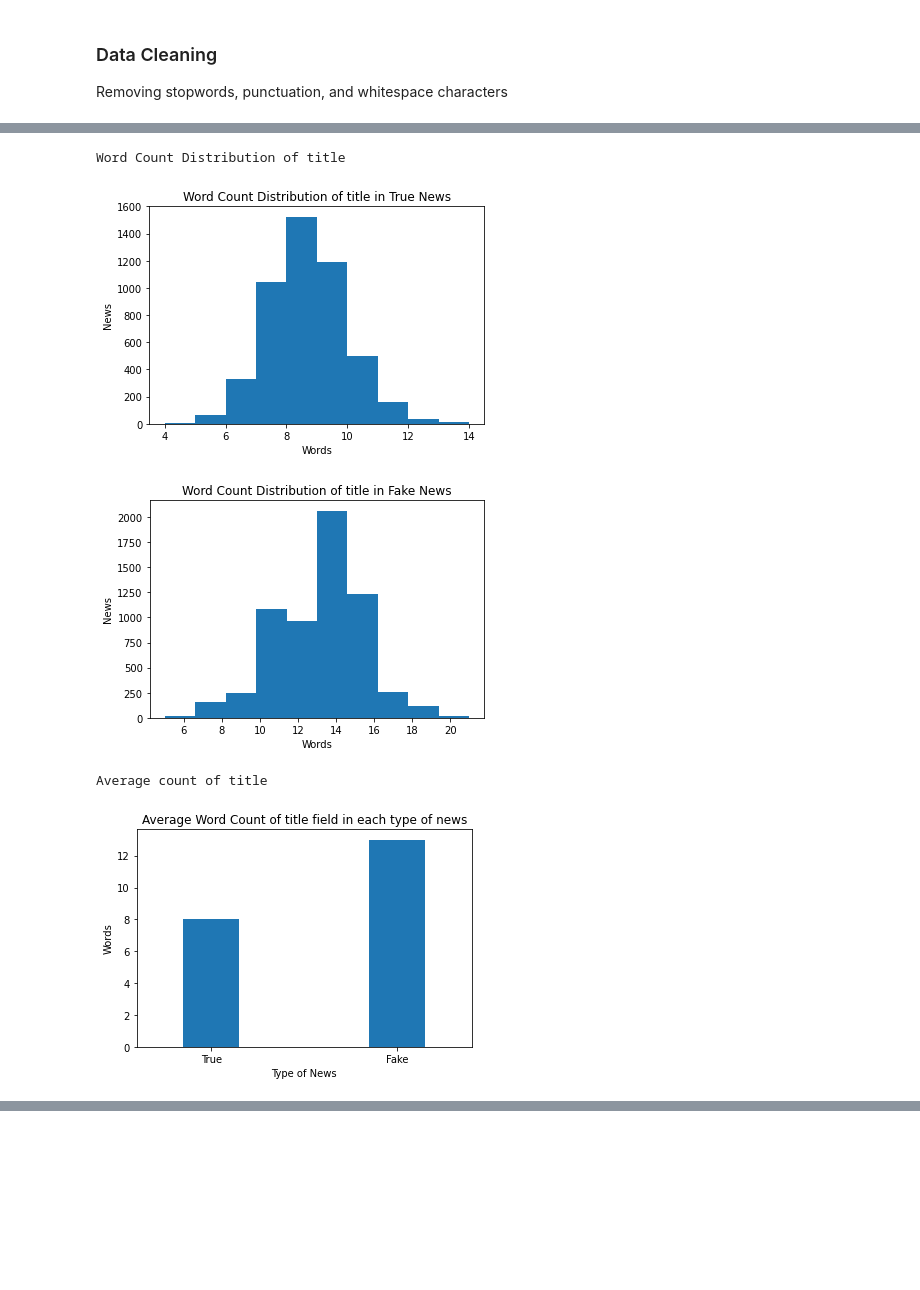
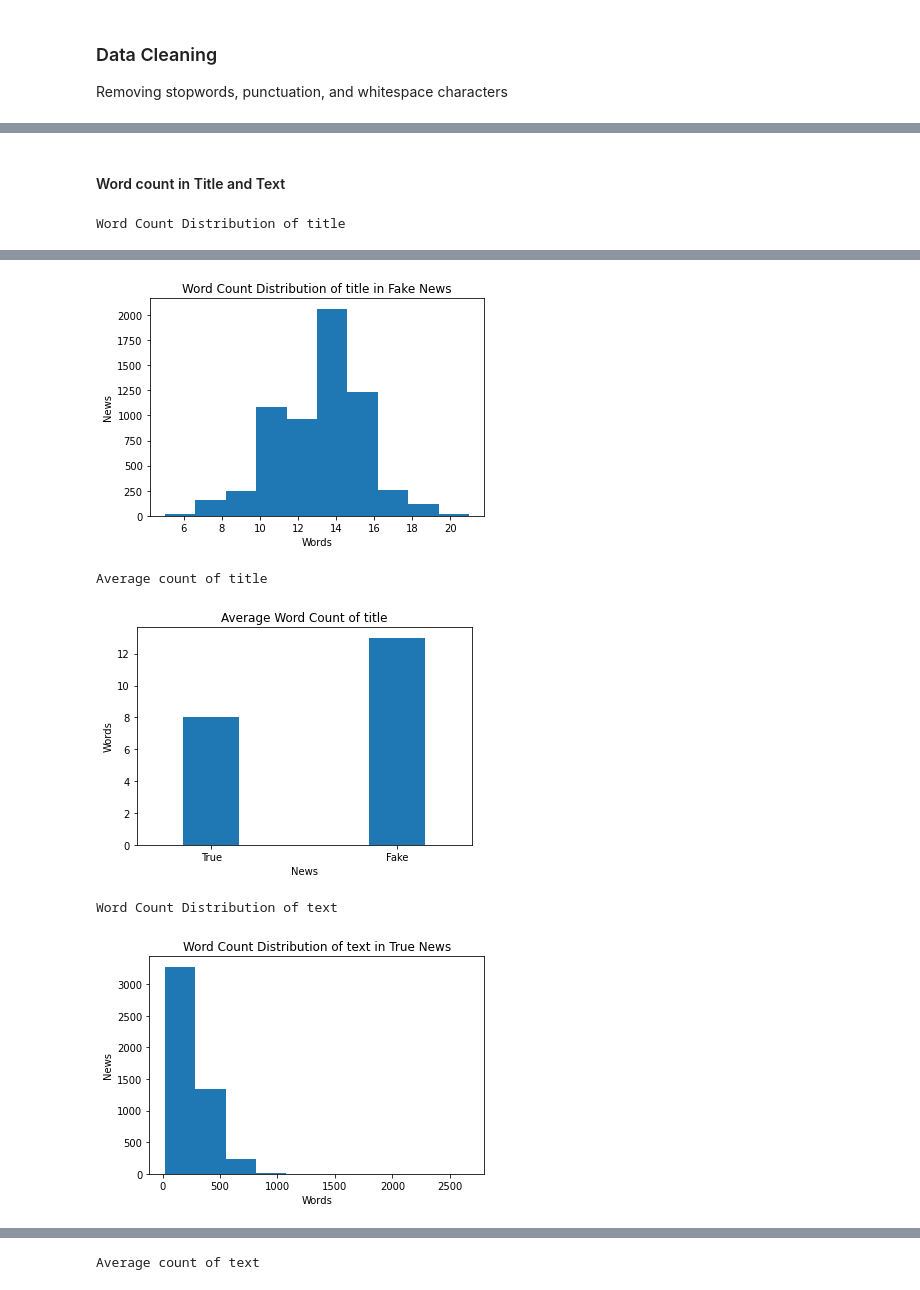
Before and after one commit to PJO017/Fake-News-Detection-Project, a Jupyter notebook: Source/Fake News Detection.ipynb, the cells around one changed output, grey strips where cells are left out. Saved outputs shown, nothing was run; the diff lists cells and outputs as text; code cells hidden in the pictures; blank space fills up the shorter version.

```diff
--- a/Source/Fake News Detection.ipynb
+++ b/Source/Fake News Detection.ipynb
@@ -136,3 +198,5 @@ char_stats(dfTrue, dfFake, 'text')
+# %% [markdown]
+#### Word count in Title and Text
 # %%
 vectorizer = CountVectorizer()
 
@@ -155,8 +219,8 @@ def plot_avg_word_count(dfTrue, dfFake, field, countTrue, countFake):
   avg_count_fake = int(np.mean(countFake))
 
   df = pd.DataFrame([['True', int(avg_count_true)], ['Fake', int(avg_count_fake)]], columns=['News', 'Words'])
-  df.plot(x='News', y='Words', kind='bar', width=0.3, xlabel='Type of News', legend=False,
-                    ylabel='Words', title=f'Average Word Count of {field} field in each type of news')
+  df.plot(x='News', y='Words', kind='bar', width=0.3, xlabel='News', legend=False,
+                    ylabel='Words', title=f'Average Word Count of {field}')
   plt.xticks(rotation=0)
   plt.show()
 
@@ -171,11 +235,8 @@ def word_stats(dfTrue, dfFake, field):
 
   print(f"Average count of {field}")
   plot_avg_word_count(dfTrue, dfFake, field, true_word_count, fake_word_count)
-
-word_stats(dfTrue, dfFake, 'title')
-# %% [output]
-Word Count Distribution of title
-[figure, removed]
-[figure, removed]
-Average count of title
-[figure, removed]
+# %%
+word_stats(dfTrue, dfFake, 'title')
+word_stats(dfTrue, dfFake, 'text')
+# %% [output]
+Word Count Distribution of title
@@ -181,0 +244,5 @@ Average count of title
+[figure, added]
+Average count of title
+[figure, added]
+Word Count Distribution of text
+[figure, added]
@@ -181,0 +250 @@ Average count of title
+Average count of text
```
Also changed, not shown: parts of 10 cells of this notebook.
